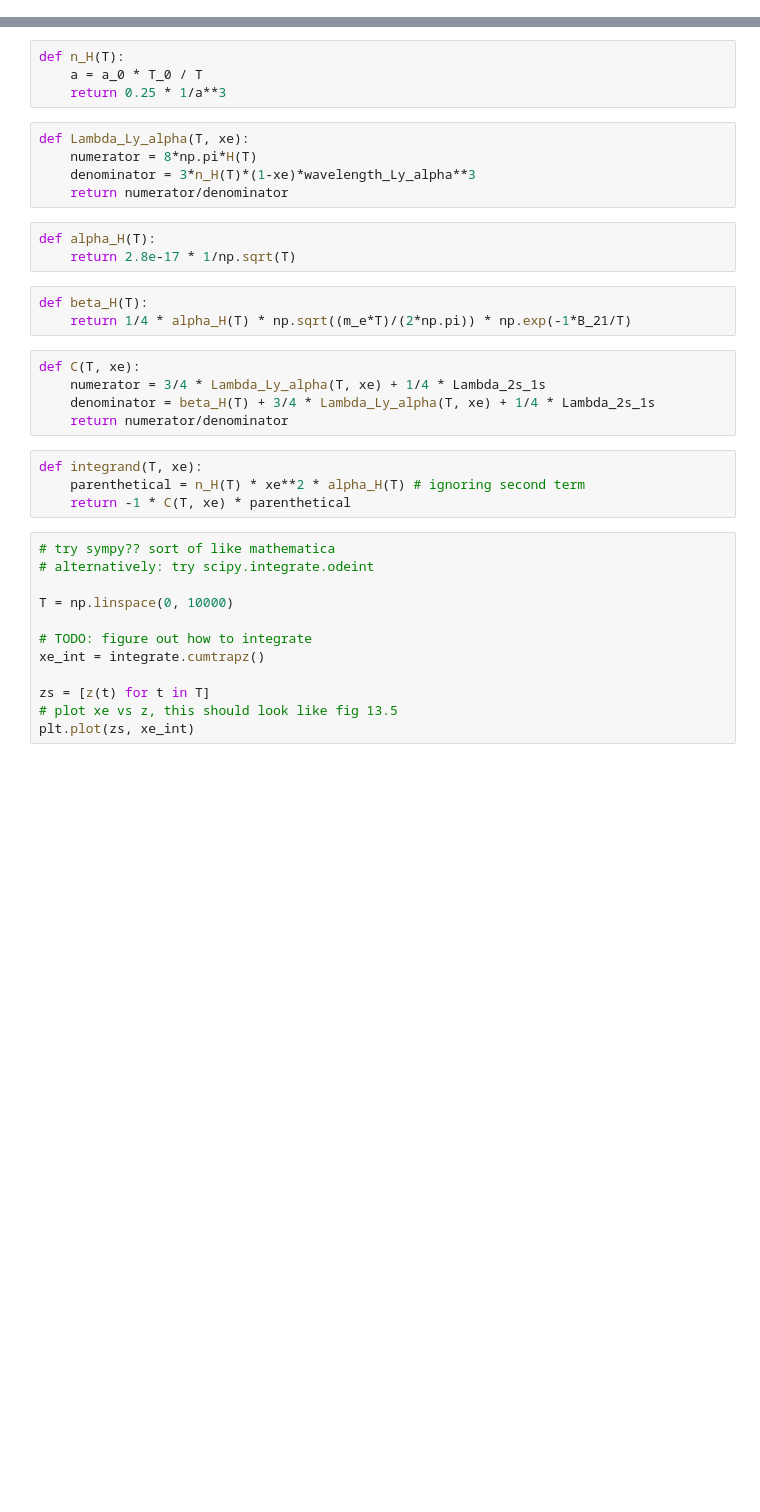
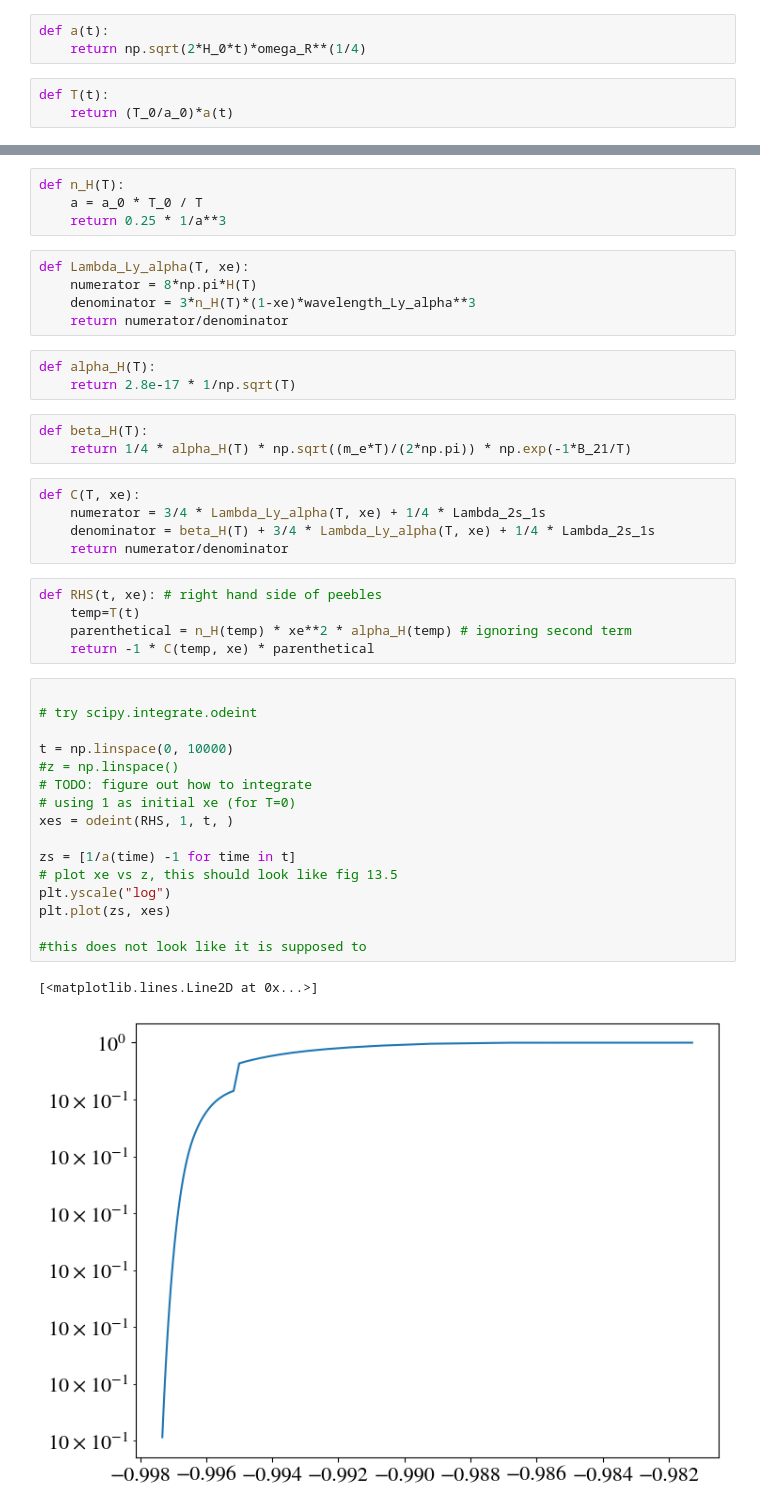
Before and after one commit to eleanorstuart/astr540, a Jupyter notebook: HW8.ipynb, the cells around one changed output, grey strips where cells are left out. Saved outputs shown, nothing was run; the diff lists cells and outputs as text; blank space fills up the shorter version.

```diff
--- a/HW8.ipynb
+++ b/HW8.ipynb
@@ -220,6 +221,12 @@ H_0 = 70 # km/s Mpc^-1
 omega_R = 0.01
 omega_M = 0.30
 omega_Lambda = 0.69
+# %%
+def a(t):
+    return np.sqrt(2*H_0*t)*omega_R**(1/4)
+# %%
+def T(t):
+    return (T_0/a_0)*a(t)
 # %%
 def z(T): # redshift in terms of temp
     return T/(a_0*T_0) - 1
@@ -250,18 +257,26 @@ def C(T, xe):
     denominator = beta_H(T) + 3/4 * Lambda_Ly_alpha(T, xe) + 1/4 * Lambda_2s_1s
     return numerator/denominator
 # %%
-def integrand(T, xe):
-    parenthetical = n_H(T) * xe**2 * alpha_H(T) # ignoring second term
-    return -1 * C(T, xe) * parenthetical
+def RHS(t, xe): # right hand side of peebles
+    temp=T(t)
+    parenthetical = n_H(temp) * xe**2 * alpha_H(temp) # ignoring second term
+    return -1 * C(temp, xe) * parenthetical
 # %%
-# try sympy?? sort of like mathematica
-# alternatively: try scipy.integrate.odeint
 
-T = np.linspace(0, 10000)
+# try scipy.integrate.odeint
 
+t = np.linspace(0, 10000)
+#z = np.linspace()
 # TODO: figure out how to integrate
-xe_int = integrate.cumtrapz()
+# using 1 as initial xe (for T=0)
+xes = odeint(RHS, 1, t, )
 
-zs = [z(t) for t in T]
+zs = [1/a(time) -1 for time in t]
 # plot xe vs z, this should look like fig 13.5
-plt.plot(zs, xe_int)
+plt.yscale("log")
+plt.plot(zs, xes)
+
+#this does not look like it is supposed to
+# %% [output]
+[<matplotlib.lines.Line2D at 0x...>]
+[figure, added]
```
Also changed, not shown: parts of 2 cells of this notebook, 1 other file.
